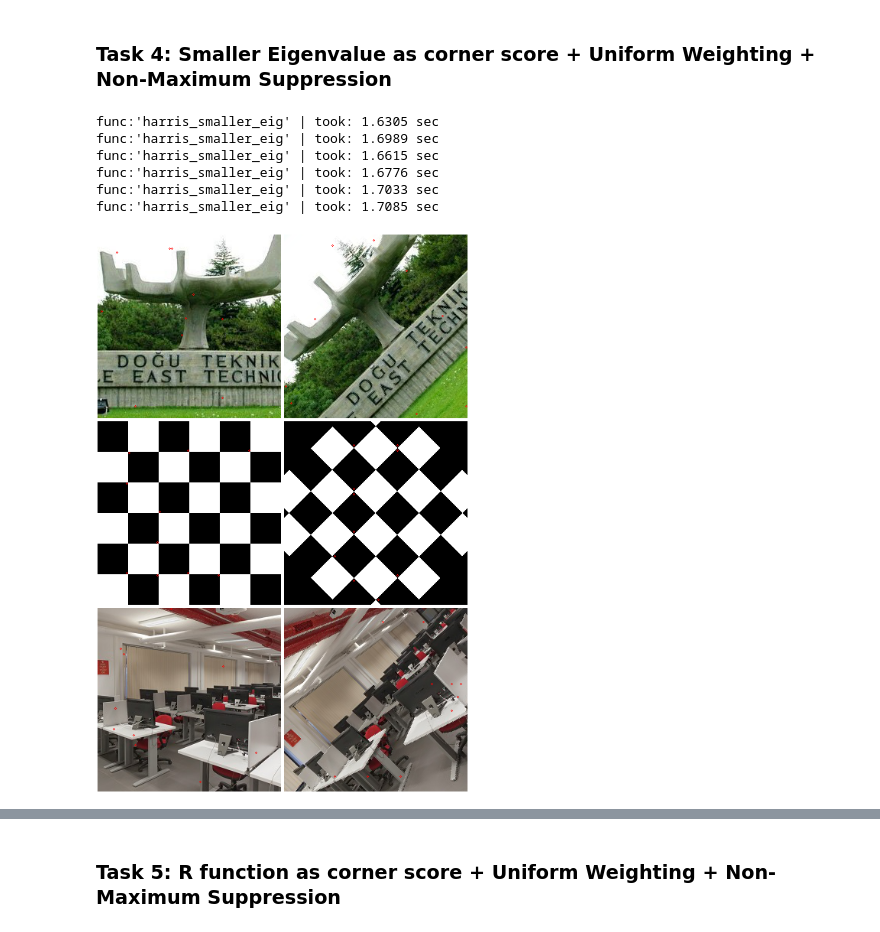
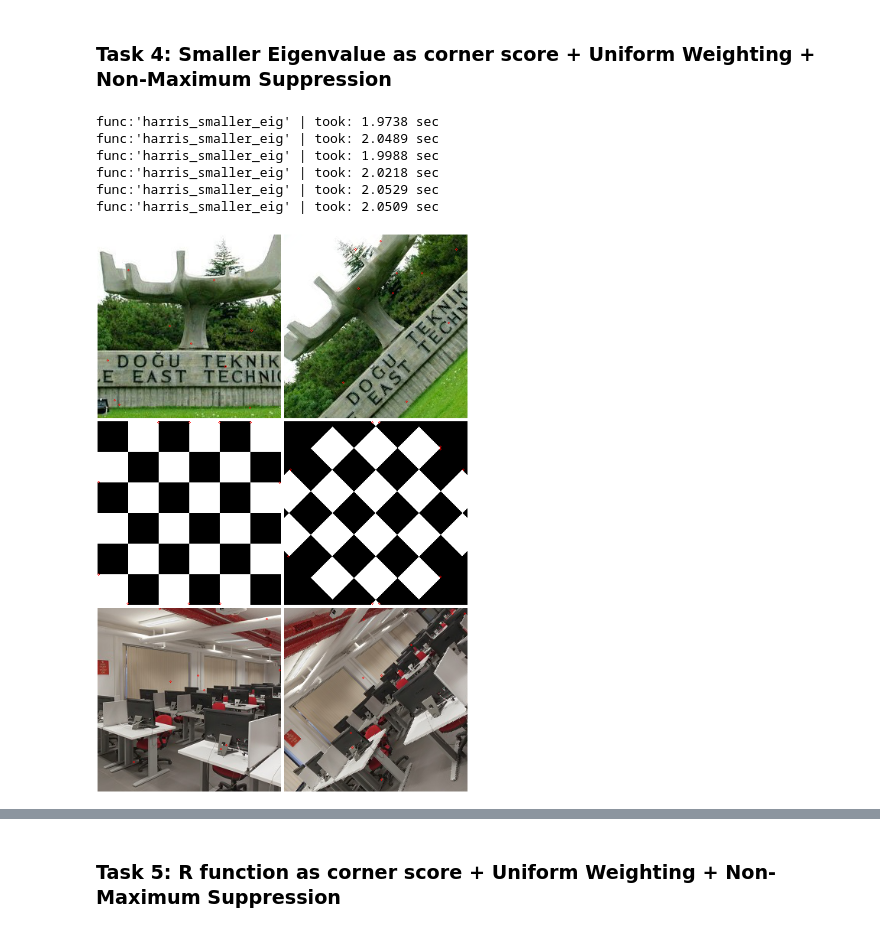
Before and after one commit to devrimcavusoglu/ceng483-cv, a Jupyter notebook: the2/Hw_notebook.ipynb, the cells around one changed output, grey strips where cells are left out. Saved outputs shown, nothing was run; the diff lists cells and outputs as text; code cells hidden in the pictures.

```diff
--- a/the2/Hw_notebook.ipynb
+++ b/the2/Hw_notebook.ipynb
@@ -149,7 +149,7 @@ def filter_boundary_pixels(a: np.ndarray) -> np.ndarray:
     return a
 
 
-def local_non_maximum_supression(scores: np.ndarray, window_size: int = 1) -> np.ndarray:
+def local_non_maximum_supression(scores: np.ndarray, window_size: int = 3, stride: int = 1) -> np.ndarray:
     """
     Runs NMS over the array `a` with a (square) window.
 
@@ -160,8 +160,8 @@ def local_non_maximum_supression(scores: np.ndarray, window_size: int = 1) -> np
     m, n = scores.shape
     offset = max(window_size//2, 1)
     scores = np.pad(scores, offset)  # zero pad for convenience
-    for i in range(offset, m+offset):
-        for j in range(offset, n+offset):
+    for i in range(offset, m+offset, stride):
+        for j in range(offset, n+offset, stride):
             patch = scores[i - offset:i + offset+1, j - offset:j + offset+1]
             patch_max = patch.max()
             ix, iy = np.where(patch == patch.max())  # idx are 0,1,2 due to locality
@@ -382,44 +404,53 @@ func:'harris_taylor_approximation' | took: 1.3933 sec
 # %%
 ## Write your code here
 
 
+def compute_min_eigv(H: np.ndarray, pos: Tuple[int, int]):
+    """
+    Returns minimum eigenvalue of covariance matrix M(x,y) computed
+    using given H.
+    """
+    x, y = pos
+    ssd = 0
+    M = H[:,:,x-1:x+2, y-1:y+2].sum(axis=-1).sum(axis=-1)
+    eig, _ = np.linalg.eig(M)
+    return min(eig)
+
+
 @timing
-def harris_smaller_eig(img: np.ndarray, filter_boundary: bool = False):
+def harris_smaller_eig(img: np.ndarray):
     """
     Implements vectorized naive Harris + NMS.
     """
     if img.ndim != 2:
         raise ValueError("Image must be a given in grayscale as 2d array.")
 
     m, n = img.shape
-    H_padding = ((0,0), (0, 0), (1, 1), (1, 1))
 
     gx, gy = sobel(img)
-    gxx, gxy = sobel(gx)
-    _, gyy = sobel(gy)
+    gxy = gx*gy
 
-    H = np.array([[gxx, gxy], [gxy, gyy]])  # (2,2,m,n)
-    H = np.pad(H, H_padding)  # (2,2,m+2,n+2)
+    H = np.array([
+        [gx**2, gxy],
+        [gxy, gy**2]
+    ])  # (2,2,m,n)
     eigv2 = np.zeros_like(img)
 
-    for x in range(1, m+1):
-        for y in range(1, n+1):
-            eig, _ = np.linalg.eig(H[:,:,x,y])
-            eigv2[x-1, y-1] = eig[1]
+    for x in range(1, m-1):
+        for y in range(1, n-1):
+            eigv2[x, y] = compute_min_eigv(H, (x, y))
 
-    if filter_boundary:
-        eigv2 = filter_boundary_pixels(eigv2)
     eigv2 = local_non_maximum_supression(eigv2, 1)
     corners = get_topk(img, eigv2)
     return corners
 
 
-draw_corners_on_fixtures(harris_smaller_eig, filter_boundary=True, dev_mode=False, save_as="task_4.png")
+draw_corners_on_fixtures(harris_smaller_eig, save_as="task_4.png")
 # %% [output]
-func:'harris_smaller_eig' | took: 1.6305 sec
-func:'harris_smaller_eig' | took: 1.6989 sec
-func:'harris_smaller_eig' | took: 1.6615 sec
-func:'harris_smaller_eig' | took: 1.6776 sec
-func:'harris_smaller_eig' | took: 1.7033 sec
-func:'harris_smaller_eig' | took: 1.7085 sec
+func:'harris_smaller_eig' | took: 1.9738 sec
+func:'harris_smaller_eig' | took: 2.0489 sec
+func:'harris_smaller_eig' | took: 1.9988 sec
+func:'harris_smaller_eig' | took: 2.0218 sec
+func:'harris_smaller_eig' | took: 2.0529 sec
+func:'harris_smaller_eig' | took: 2.0509 sec
-[figure, old version]
+[figure, new version]
```
Also changed, not shown: parts of 17 cells of this notebook, 4 other files.
